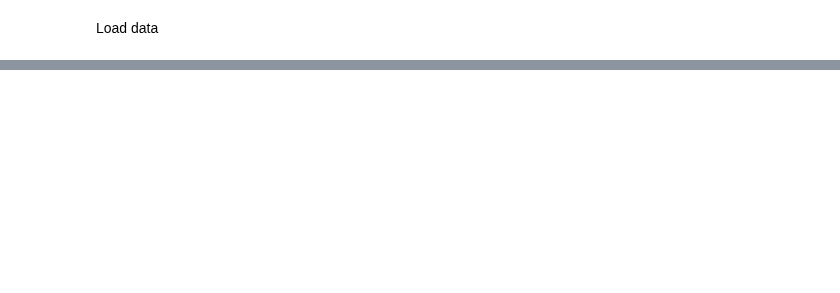
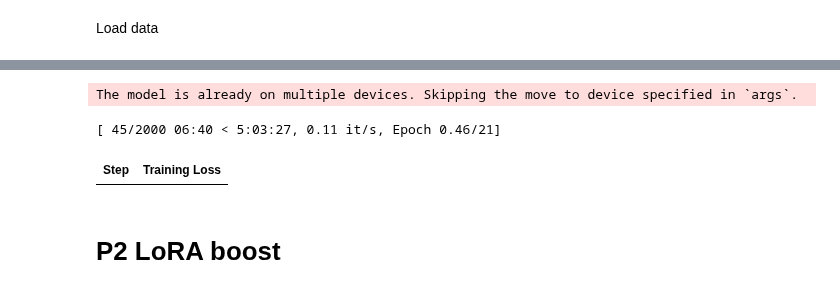
Before and after one commit to mahb97/Wake2vec, a Jupyter notebook: Wake2Vec_morpheme_expansion.ipynb, the cells around one changed output, grey strips where cells are left out. Saved outputs shown, nothing was run; the diff lists cells and outputs as text; code cells hidden in the pictures; blank space fills up the shorter version.

```diff
--- a/Wake2Vec_morpheme_expansion.ipynb
+++ b/Wake2Vec_morpheme_expansion.ipynb
@@ -663,12 +130,0 @@ Archive: True /content/drive/MyDrive/wake2vec/archives/t4_1762051716.tar.gz
-# %%
-from pathlib import Path
-import tarfile
-
-tar_path = Path("/content/drive/MyDrive/wake2vec/archives/t4_1762051716.tar.gz")
-
-with tarfile.open(tar_path, "r:gz") as tar:
-    names = tar.getnames()
-    print(f"{len(names)} files in archive")
-    # peek at first ~100 paths
-    for p in names[:100]:
-        print(p)
@@ -816,0 +330,5 @@ AttributeError: 'NoneType' object has no attribute 'save_pretrained'
+# %%
+FW_TEXT = Path("/content/FW_TEXT.txt")
+assert FW_TEXT.exists(), f"Not found: {FW_TEXT}"
+fw_text = FW_TEXT.read_text(encoding="utf-8")
+print(f"Loaded {len(fw_text)} chars from {FW_TEXT}")
@@ -816,0 +418,60 @@ AttributeError: 'NoneType' object has no attribute 'save_pretrained'
+# %%
+from transformers import Trainer, TrainingArguments
+import numpy as np, torch, json
+from sklearn.metrics.pairwise import cosine_similarity
+from pathlib import Path
+
+# freeze all except embeddings + head
+for p in model.parameters(): p.requires_grad = False
+E = model.get_input_embeddings().weight; E.requires_grad_(True)
+for p in model.lm_head.parameters(): p.requires_grad = True
+
+from transformers import TrainingArguments
+args1 = TrainingArguments(
+    output_dir=str(RUN_DIR/"phase1"),
+    per_device_train_batch_size=1,
+    gradient_accumulation_steps=16,
+    max_steps=2000,
+    learning_rate=5e-4,
+    warmup_ratio=0.0,
+    logging_strategy="steps", logging_steps=50,
+    save_strategy="no",
+    eval_strategy="no",
+    gradient_checkpointing=True,
+    fp16=False,
+    report_to="none",
+    optim="adafactor",          # ← use this
+)
+
+trainer1 = Trainer(model=model, args=args1, train_dataset=train_ds, data_collator=dc)
+out1 = trainer1.train()
+print(out1)
+
+# snapshot vs composed init
+with torch.no_grad():
+    W1 = model.get_input_embeddings().weight.detach().cpu().numpy()
+    sim1 = cosine_similarity(W1[new_ids.cpu()], W1)
+    top5_1 = np.argsort(-sim1, axis=1)[:,1:6]
+
+E_comp_np = np.load(METRICS_DIR/"E_comp_newtokens.npy")
+sim0 = cosine_similarity(E_comp_np, W1)
+top5_0 = np.argsort(-sim0, axis=1)[:,1:6]
+
+def overlap5(a,b): return len(set(a.tolist()) & set(b.tolist()))
+overlaps1 = np.array([overlap5(top5_0[i], top5_1[i]) for i in range(len(new_ids))])
+pre_norms = np.linalg.norm(W1[new_ids.cpu()], axis=1)
+
+(Path(METRICS_DIR/"summary_stats_p1.json")).write_text(
+    json.dumps({"phase":"phase1","compared_tokens":int(len(new_ids)),
+                "mean_top5_overlap":float(overlaps1.mean()),"mean_norm_delta":0.0}, indent=2)
+)
+(Path(METRICS_DIR/"morpheme_comparison_p1.json")).write_text(
+    json.dumps({"top5_pre":top5_0.tolist(),"top5_p1":top5_1.tolist(),
+                "overlap@5":overlaps1.tolist()}, indent=2)
+)
+np.save(METRICS_DIR/"pre_norms.npy", pre_norms)
+print("P1 mean overlap@5:", overlaps1.mean())
+# %% [output]
+The model is already on multiple devices. Skipping the move to device specified in `args`.
+[ 45/2000 06:40 < 5:03:27, 0.11 it/s, Epoch 0.46/21]
+| Step | Training Loss |
@@ -816,0 +503,2 @@ AttributeError: 'NoneType' object has no attribute 'save_pretrained'
+# %% [markdown]
+# P2 LoRA boost
```
Also changed, not shown: parts of 59 cells of this notebook.
